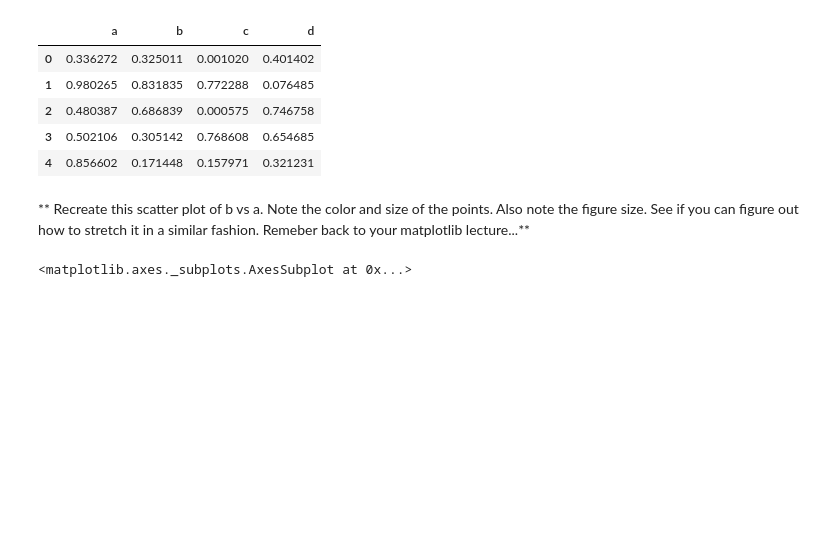
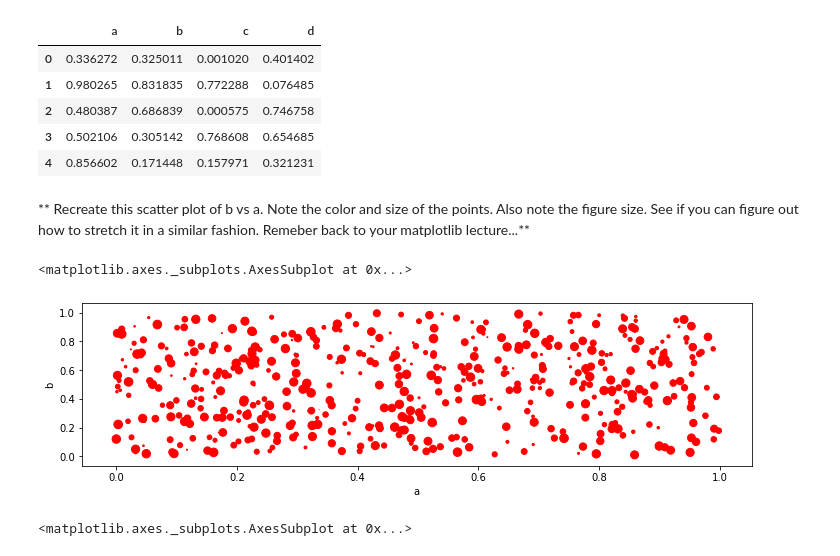
Before and after one commit to Kenneth-Macharia/Learning, a Jupyter notebook: Python/data_science_and_machine_learning/07-Pandas-Built-in-Data-Viz/02-Pandas Data Visualization Exercise.ipynb, the cells around one changed output. Saved outputs shown, nothing was run; the diff lists cells and outputs as text; code cells hidden in the pictures; blank space fills up the shorter version.

```diff
--- a/Python/data_science_and_machine_learning/07-Pandas-Built-in-Data-Viz/02-Pandas Data Visualization Exercise.ipynb
+++ b/Python/data_science_and_machine_learning/07-Pandas-Built-in-Data-Viz/02-Pandas Data Visualization Exercise.ipynb
@@ -26,6 +26,11 @@ df3.head()
 | 4 | 0.856602 | 0.171448 | 0.157971 | 0.321231 |
 # %% [markdown]
 ** Recreate this scatter plot of b vs a. Note the color and size of the points. Also note the figure size. See if you can figure out how to stretch it in a similar fashion. Remeber back to your matplotlib lecture...**
+# %%
+df3.plot.scatter(x='a', y='b', figsize=(12,3), c='r', s=df3['c']*75)
+# %% [output]
+<matplotlib.axes._subplots.AxesSubplot at 0x...>
+[figure, added]
 # %%
 # %% [output]
 <matplotlib.axes._subplots.AxesSubplot at 0x...>
```
Also changed, not shown: parts of 2 cells of this notebook, 10 other files.
